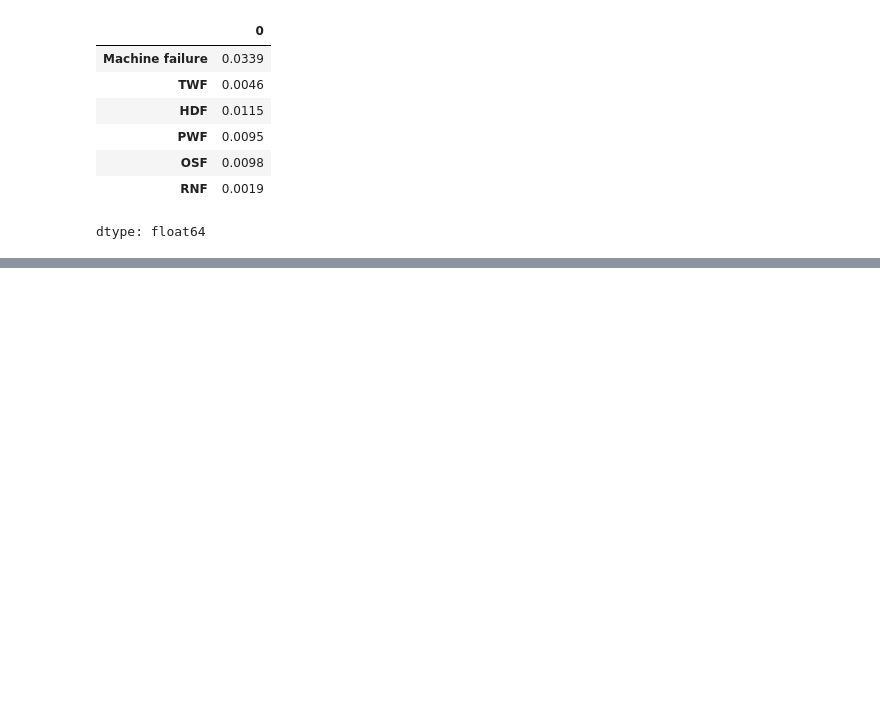
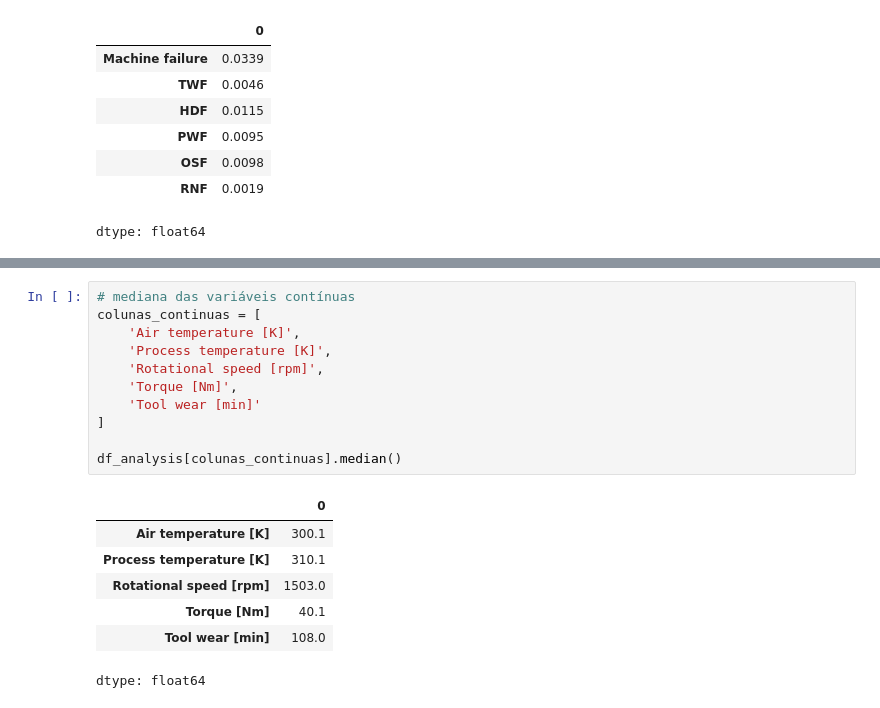
Before and after one commit to thaygorh/Analise-de-Dados-e-Boas-Praticas, a Jupyter notebook: mvp-analise-dados-e-boas-praticas.ipynb, the cells around one changed output, grey strips where cells are left out. Saved outputs shown, nothing was run; the diff lists cells and outputs as text; blank space fills up the shorter version.

```diff
--- a/mvp-analise-dados-e-boas-praticas.ipynb
+++ b/mvp-analise-dados-e-boas-praticas.ipynb
@@ -311,0 +318,19 @@ Essa interpretação é importante para compreender a frequência dos eventos.
+# %%
+# mediana das variáveis contínuas
+colunas_continuas = [
+    'Air temperature [K]',
+    'Process temperature [K]',
+    'Rotational speed [rpm]',
+    'Torque [Nm]',
+    'Tool wear [min]'
+]
+
+df_analysis[colunas_continuas].median()
+# %% [output]
+|  | 0 |
+| Air temperature [K] | 300.1 |
+| Process temperature [K] | 310.1 |
+| Rotational speed [rpm] | 1503.0 |
+| Torque [Nm] | 40.1 |
+| Tool wear [min] | 108.0 |
+dtype: float64
```
Also changed, not shown: parts of 13 cells of this notebook.
